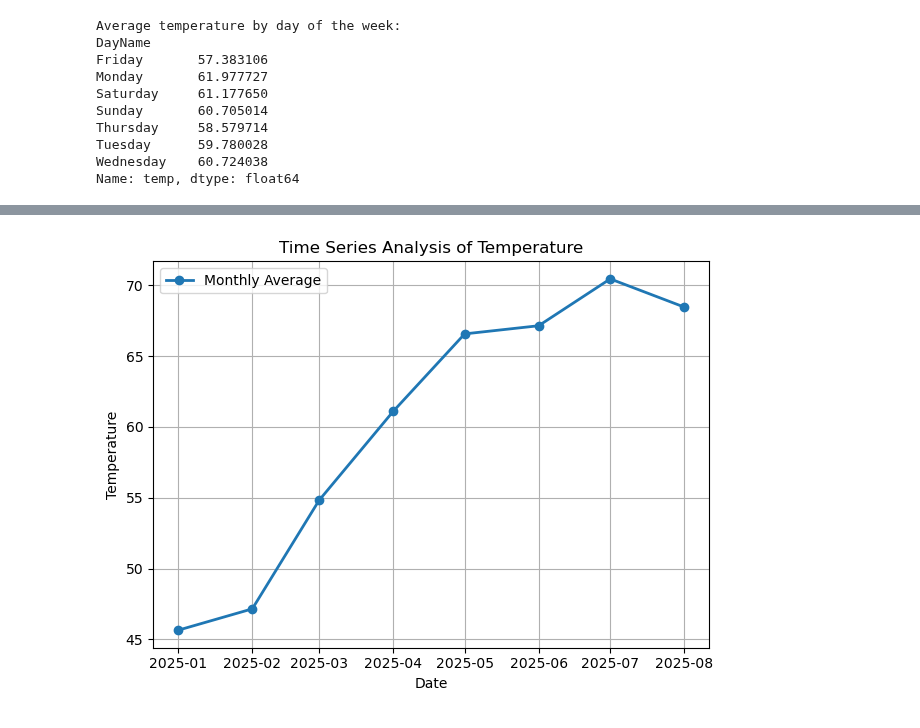
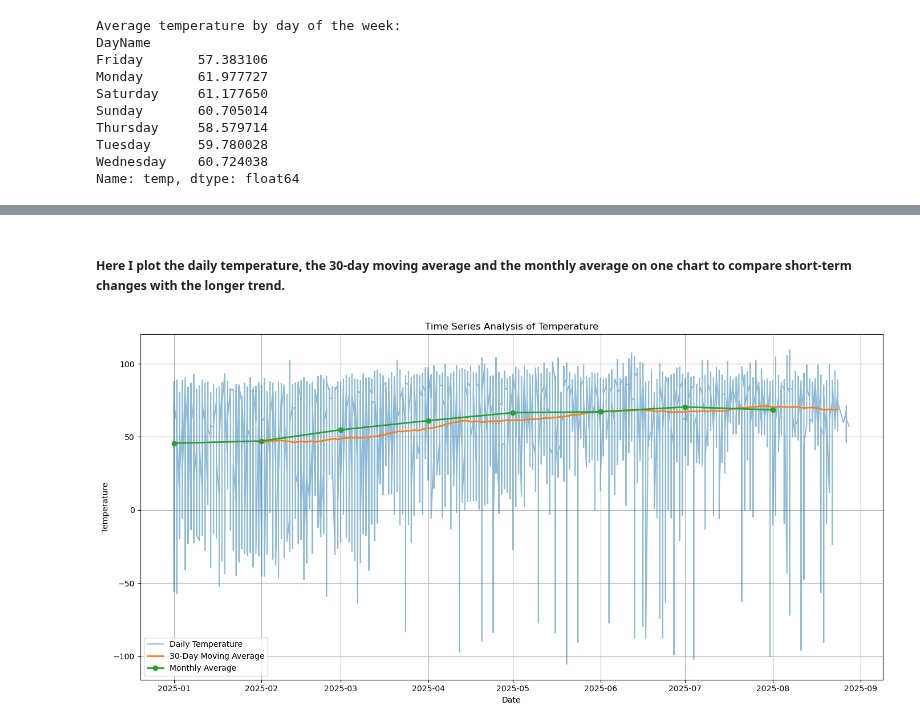
Before and after one commit to Ibeabuchi-Naomi/Time-Series-Project-Cohort-18, a Jupyter notebook: Time_Series_Assignment.ipynb, the cells around one changed output, grey strips where cells are left out. Drawn from its saved outputs; the diff is of its cells as text; code cells hidden in the pictures.

Commit message:
Address review comments: remove extra notebook, relative path, daily aggregation, add docs

```diff
--- a/Time_Series_Assignment.ipynb
+++ b/Time_Series_Assignment.ipynb
@@ -6,2 +10,2 @@ import seaborn as sns
 # %%
-df = pd.read_csv(r'C:\Users\User\Downloads\NOAA\Time-Series-Project-Cohort-18\noaa - 5000.csv')
+df = pd.read_csv('noaa - 5000.csv')
@@ -168,18 +175,22 @@ plt.plot(
+# %% [markdown]
+##### Here I plot the daily temperature, the 30-day moving average and the monthly average on one chart to compare short-term changes with the longer trend.
 # %%
-plt.plot(
-    monthly_avg.index,
-    monthly_avg,
-    label="Monthly Average",
-    marker="o",
-    linewidth=2
-)
+
+daily_temp = df["temp"].resample("D").mean()
+rolling_avg = daily_temp.rolling(window=30).mean()
+
+plt.figure(figsize=(14, 7))
+
+plt.plot(df.index, df["temp"], label="Daily Temperature", alpha=0.5)
+plt.plot(rolling_avg.index, rolling_avg, label="30-Day Moving Average", linewidth=2)
+plt.plot(monthly_avg.index, monthly_avg, label="Monthly Average", marker="o", linewidth=2)
 
 plt.title("Time Series Analysis of Temperature")
 plt.xlabel("Date")
 plt.ylabel("Temperature")
 plt.legend()
 plt.grid(True)
 plt.tight_layout()
 plt.show()
 # %% [output]
-[figure, old version]
+[figure, new version]
```
Also changed, not shown: parts of 13 cells of this notebook, 1 other file.
